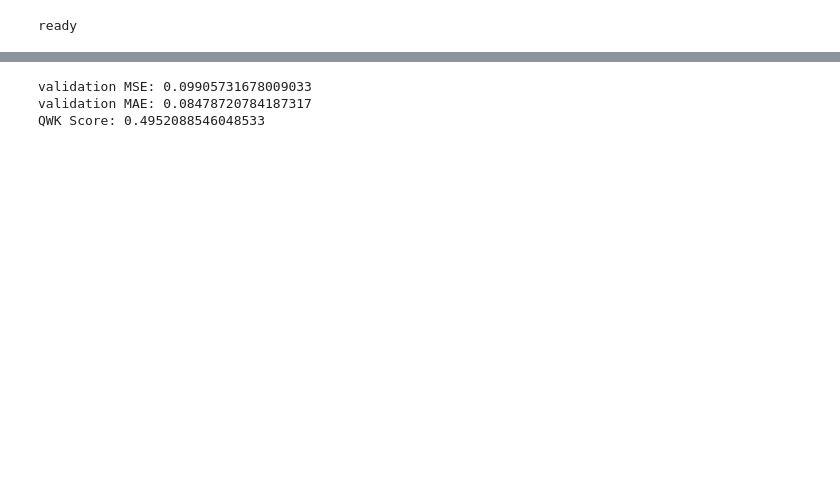
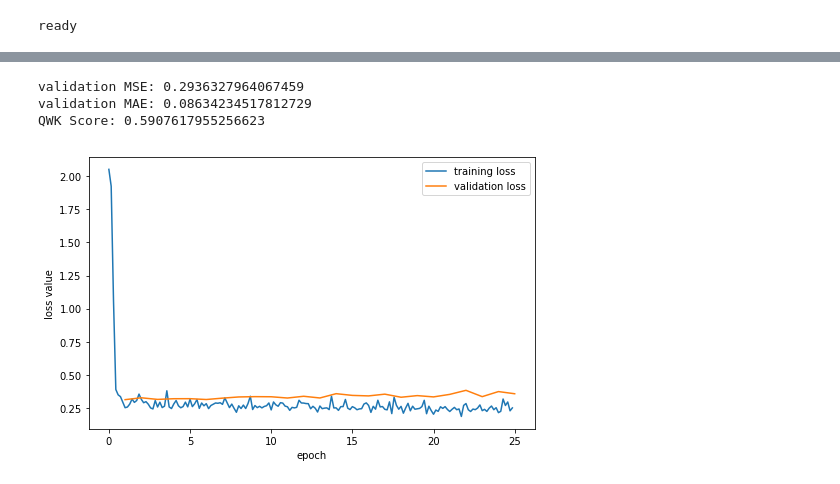
Before and after one commit to jis216/cogs118B_final_project, a Jupyter notebook: LSTM_training_set2.ipynb, the cells around one changed output, grey strips where cells are left out. Cells and saved outputs as stored; diff of their text form; code cells hidden in the pictures; blank space fills up the shorter version.

```diff
--- a/LSTM_training_set2.ipynb
+++ b/LSTM_training_set2.ipynb
@@ -4,32 +21,16 @@ from preprocess import *
 import pandas as pd
 
 train_path = './essay_dataset/training_set_rel3.tsv'
-training_data = load_training_set(train_path, 2)
+training_data = load_training_set(train_path, cfg['set_id'])
 
 glove_dict = load_dict('glove.840B.300d.pkl')
 # %%
 valid_path = './essay_dataset/valid_set.tsv'
 valid_label_path = './essay_dataset/valid_sample_submission_2_column.csv'
-valid_data = load_validation_set(valid_path, valid_label_path, 2)
+valid_data = load_validation_set(valid_path, valid_label_path, cfg['set_id'])
 # %%
 training_data = process_scores(training_data, 'domain1_score')
 valid_data = process_scores(valid_data, 'domain1_score')
-# %%
-from configs import cfg
-
-cfg['input_dim'] = 301 # input dimension to LSTM
-cfg['hidden_dim'] = 128 # hidden dimension for LSTM
-cfg['output_dim'] = 1 # output dimension of the model
-cfg['layers'] = 2 # number of layers of LSTM
-
-cfg['dropout'] = 5e-3 # dropout rate between two layers of LSTM; useful only when layers > 1; between 0 and 1
-cfg['bidirectional'] = True # True or False; True means using a bidirectional LSTM
-cfg['batch_size'] = 120 # batch size of input
-cfg['learning_rate'] = 1e-3 # learning rate to be used
-cfg['L2_penalty'] = 1e-4 # weighting constant for L2 regularization term; this is a parameter when you define optimizer
-cfg['epochs'] = 20 # number of epochs for which the model is trained
-cfg['embed'] = False
-cfg['score_range'] = 3
 # %%
 from dataloader import *
 from models import *
@@ -90,7 +84,7 @@ for epoch in range(cfg['epochs']):
         avg_loss += loss.item()
         if count % 2 == 0:
             print("count = %d, loss = %.5f" %(count, avg_loss / 2))
-            save_model(model, 'models/'+'s1_ba' +str(cfg['batch_size']) +'e' +  str(epoch + 1) + 'b' + str(count) + '.pt')
+            save_model(model, 'models/'+'s' + str(cfg['set_id']) + '_ba' +str(cfg['batch_size']) +'e' +  str(epoch + 1) + 'b' + str(count) + '.pt')
             train_losses.append(avg_loss/2)
             avg_loss = 0
         del train, label, y, loss
@@ -156,7 +153,7 @@ with torch.no_grad():
         targets.append(target)
         preds.append(pred)
 
-        #print(target[0])
+        #print(targets[0])
         #print(preds[0])
 
         count += 1
@@ -167,8 +164,23 @@ with torch.no_grad():
 
 print('validation MSE:', avg_loss / count)
 print('validation MAE:', MAE / count)
-print('QWK Score:', QWK_score(np.asarray(targets).flatten(), np.asarray(preds).flatten(), min_rating = 0, max_rating = 10))
+print('QWK Score:', QWK_score(np.asarray(targets).flatten(), np.asarray(preds).flatten(), min_rating = 0, max_rating = cfg['score_range']))
 # %% [output]
-validation MSE: 0.09905731678009033
-validation MAE: 0.08478720784187317
-QWK Score: 0.4952088546048533
+validation MSE: 0.2936327964067459
+validation MAE: 0.08634234517812729
+QWK Score: 0.5907617955256623
+# %%
+import matplotlib.pyplot as plt
+import numpy as np
+
+
+fig, ax = plt.subplots(figsize=(8, 5))
+ax.plot(np.arange(len(train_losses)) / (len(train_losses) // len(val_losses)),train_losses,label='training loss')
+ax.plot(np.arange(1,len(val_losses)+1) ,np.array(val_losses)+0.1,label='validation loss')
+
+ax.set_xlabel('epoch')
+ax.set_ylabel('loss value')
+ax.legend()
+plt.show()
+# %% [output]
+[figure, added]
```
Also changed, not shown: parts of 13 cells of this notebook, 58 other files.
